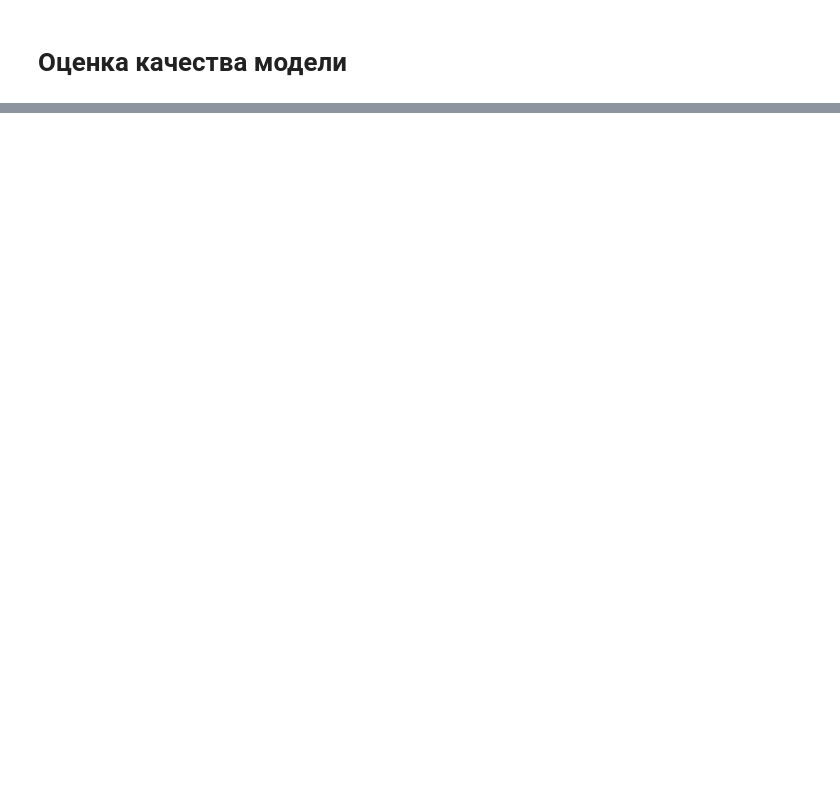
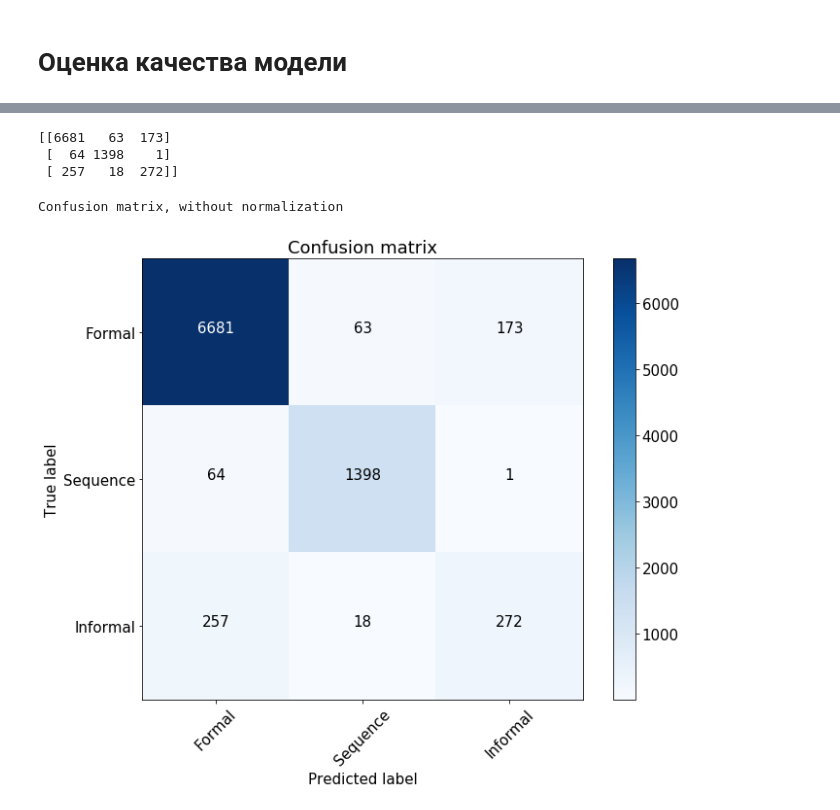
Before and after one commit to Alioth6/contact_game_bot, a Jupyter notebook: src/models/Classification with LSTM.ipynb, the cells around one changed output, grey strips where cells are left out. Cells and saved outputs as stored; diff of their text form; code cells hidden in the pictures; blank space fills up the shorter version.

Commit message:
Added confusion matrices for LSTM-classifier

```diff
--- a/src/models/Classification with LSTM.ipynb
+++ b/src/models/Classification with LSTM.ipynb
@@ -401,0 +402,43 @@ model_lstm.evaluate(x_test, y_test, verbose=1)
+# %%
+from sklearn.metrics import confusion_matrix
+
+y_pred = model_lstm.predict(x_test)
+cnf_matrix = confusion_matrix(np.argmax(y_test, axis=1), np.argmax(y_pred, axis=1))
+print(cnf_matrix)
+# %% [output]
+[[6681   63  173]
+ [  64 1398    1]
+ [ 257   18  272]]
+# %%
+font = {'size' : 15}
+plt.rc('font', **font)
+
+plt.figure(figsize=(10, 8))
+
+classes = ["Formal", "Sequence", "Informal"]
+title = "Confusion matrix"
+
+plt.imshow(cnf_matrix, cmap=plt.cm.Blues)
+plt.title(title)
+plt.colorbar()
+tick_marks = np.arange(len(classes))
+plt.xticks(tick_marks, classes, rotation=45)
+plt.yticks(tick_marks, classes)
+
+print("Confusion matrix, without normalization")
+
+thresh = cnf_matrix.max() / 2.
+for i in range(nb_classes):
+    for j in range(nb_classes):
+        plt.text(j, i, cnf_matrix[i, j],
+                 horizontalalignment="center",
+                 color="white" if cnf_matrix[i, j] > thresh else "black")
+
+plt.tight_layout()
+plt.ylabel('True label')
+plt.xlabel('Predicted label')
+plt.savefig('conf_matrix.png')
+plt.show()
+# %% [output]
+Confusion matrix, without normalization
+[figure, added]
```
Also changed, not shown: parts of 9 cells of this notebook.
